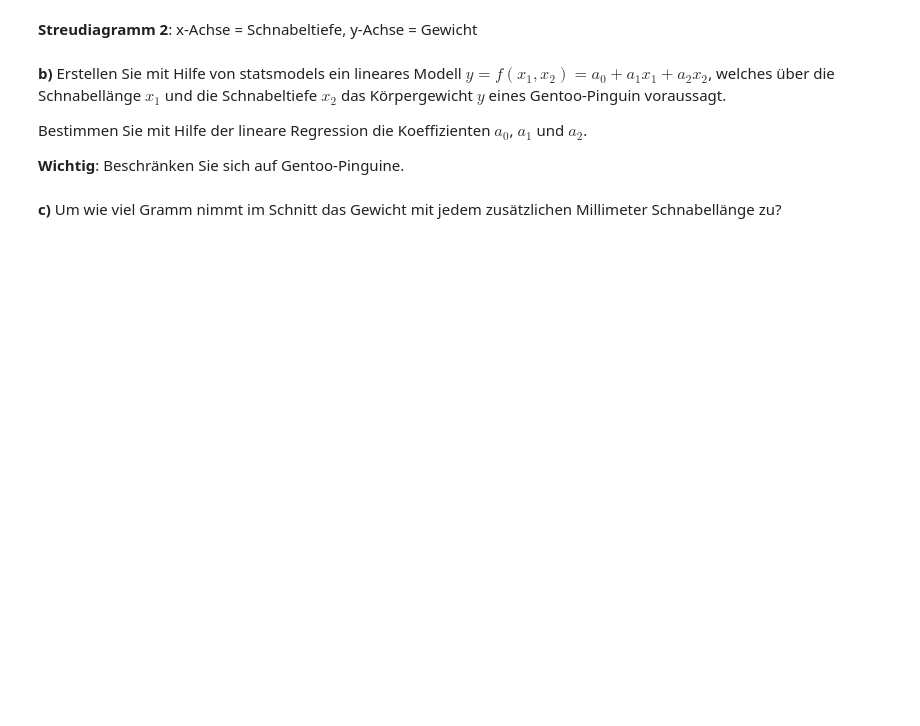
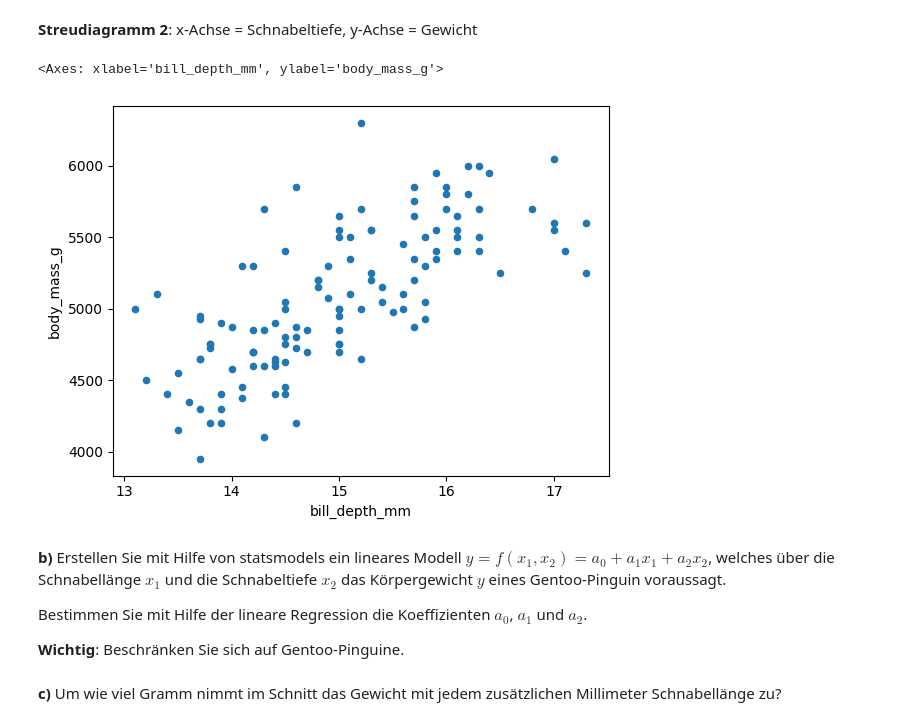
Before and after one commit to Timon-D3v/wahlfach-informatik, a Jupyter notebook: 30_Wiederholungsaufgaben.ipynb, the cells around one changed output. Drawn from its saved outputs; the diff is of its cells as text; code cells hidden in the pictures; blank space fills up the shorter version.

```diff
--- a/30_Wiederholungsaufgaben.ipynb
+++ b/30_Wiederholungsaufgaben.ipynb
@@ -87,6 +99,10 @@ import matplotlib.pyplot as plt
 **Streudiagramm 2**: x-Achse = Schnabeltiefe, y-Achse = Gewicht
 # %%
 # Hier Code eingeben
+gentoo.plot.scatter("bill_depth_mm", "body_mass_g")
+# %% [output]
+<Axes: xlabel='bill_depth_mm', ylabel='body_mass_g'>
+[figure, added]
 # %% [markdown]
 **b)** Erstellen Sie mit Hilfe von statsmodels ein lineares Modell $y = f(x_1, x_2) = a_0 + a_1 x_1 + a_2 x_2$, welches über die Schnabellänge $x_1$ und die Schnabeltiefe $x_2$ das Körpergewicht $y$ eines Gentoo-Pinguin voraussagt.
 
```
Also changed, not shown: parts of 5 cells of this notebook, 20 other files.
